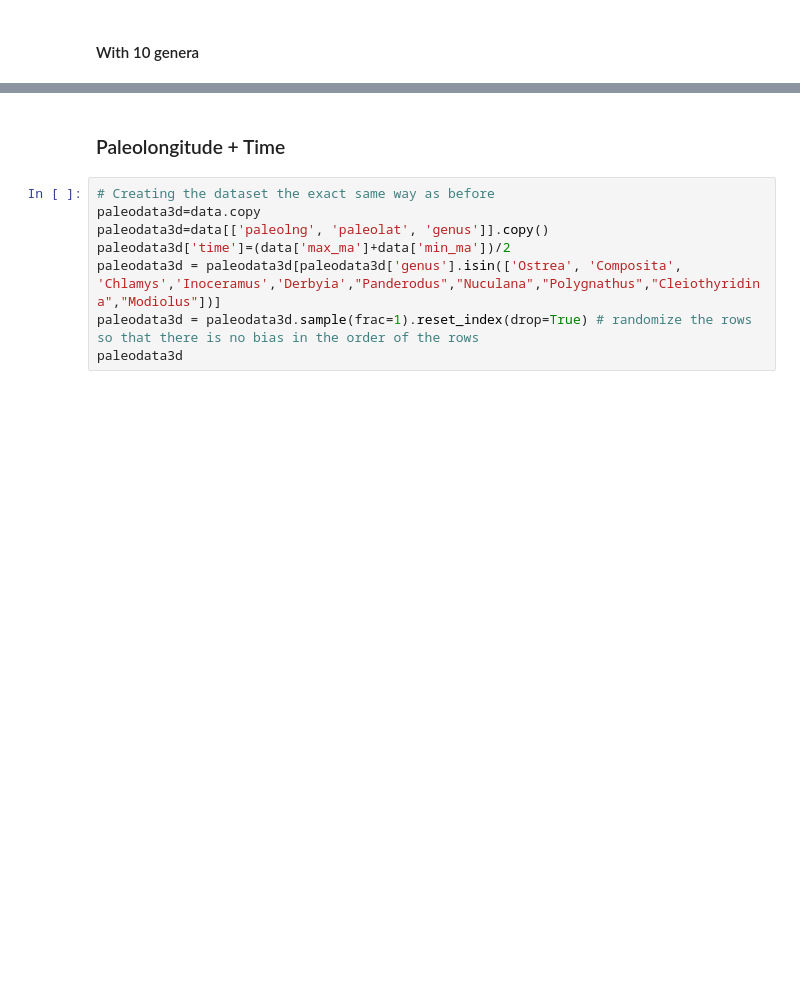
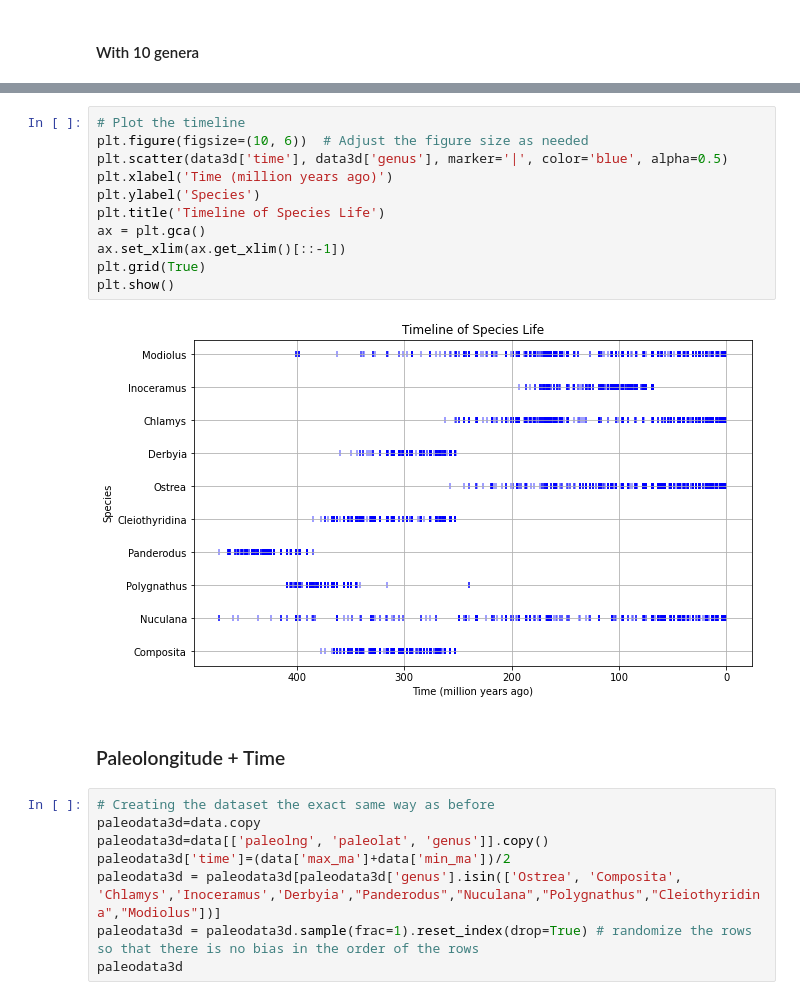
Before and after one commit to thatmartinlau/Dinosaur-ML, a Jupyter notebook: Project (1).ipynb, the cells around one changed output, grey strips where cells are left out. Saved outputs shown, nothing was run; the diff lists cells and outputs as text; blank space fills up the shorter version.

```diff
--- a/Project (1).ipynb
+++ b/Project (1).ipynb
@@ -668,5 +674,18 @@ train3dknn(3)
 # %% [output]
 0.56
+# %%
+# Plot the timeline
+plt.figure(figsize=(10, 6))  # Adjust the figure size as needed
+plt.scatter(data3d['time'], data3d['genus'], marker='|', color='blue', alpha=0.5)
+plt.xlabel('Time (million years ago)')
+plt.ylabel('Species')
+plt.title('Timeline of Species Life')
+ax = plt.gca()
+ax.set_xlim(ax.get_xlim()[::-1])
+plt.grid(True)
+plt.show()
+# %% [output]
+[figure, added]
 # %% [markdown]
 ### Paleolongitude + Time
 # %%
```
Also changed, not shown: parts of 14 cells of this notebook.
